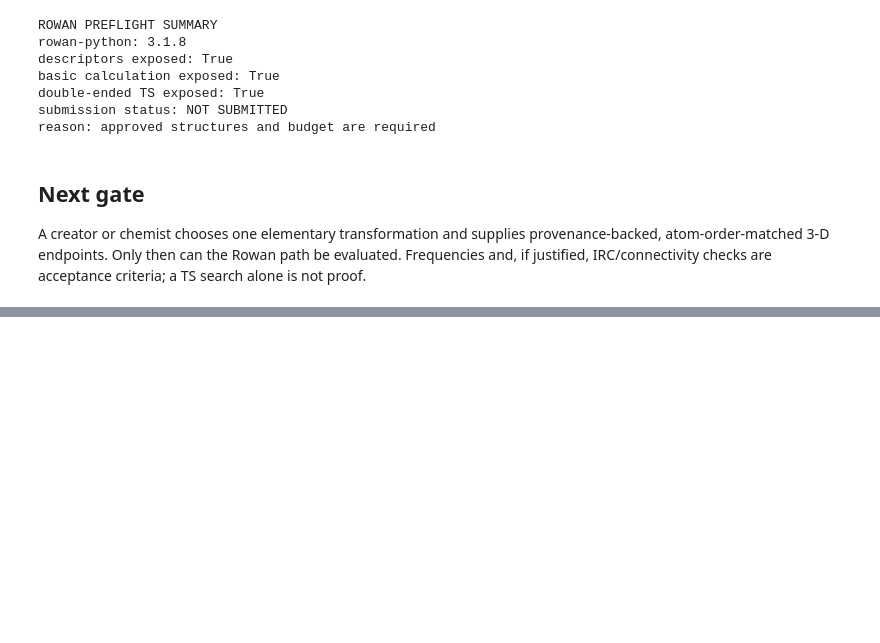
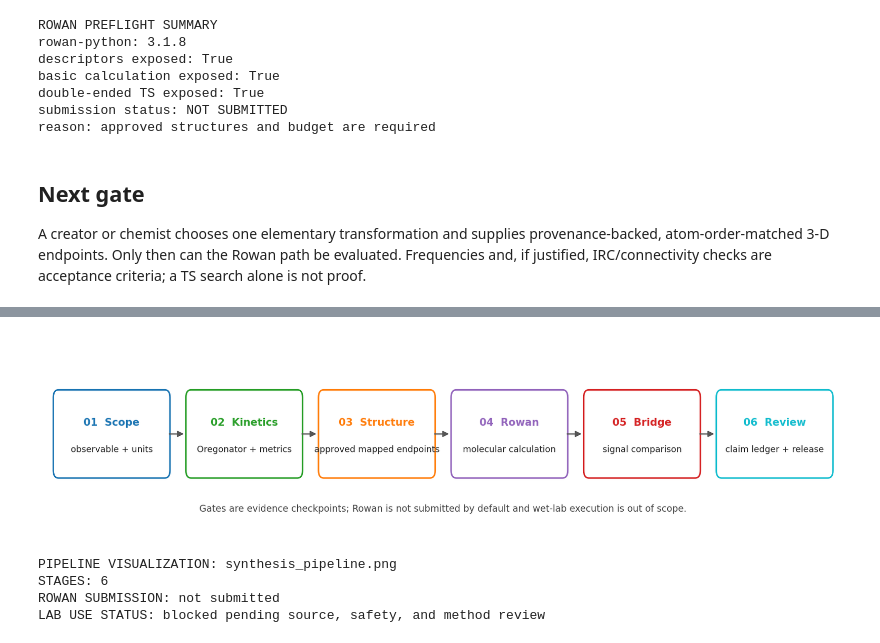
Before and after one commit to vicena-labs/nilered-bz-reaction-twin, a Jupyter notebook: notebooks/nilered_synthesis_review.ipynb, the cells around one changed output, grey strips where cells are left out. Cells and saved outputs as stored; diff of their text form; code cells hidden in the pictures; blank space fills up the shorter version.

Commit message:
Add end-to-end protocol review and pipeline visualization

```diff
--- a/notebooks/nilered_synthesis_review.ipynb
+++ b/notebooks/nilered_synthesis_review.ipynb
@@ -90,0 +95,41 @@ A creator or chemist chooses one elementary transformation and supplies provenan
+# %%
+from pathlib import Path
+import matplotlib.pyplot as plt
+from matplotlib.patches import FancyBboxPatch, FancyArrowPatch
+
+OUTPUTS = Path("../outputs")
+OUTPUTS.mkdir(parents=True, exist_ok=True)
+
+stages = [
+    ("01  Scope", "observable + units", "#1f77b4"),
+    ("02  Kinetics", "Oregonator + metrics", "#2ca02c"),
+    ("03  Structure", "approved mapped endpoints", "#ff7f0e"),
+    ("04  Rowan", "molecular calculation", "#9467bd"),
+    ("05  Bridge", "signal comparison", "#d62728"),
+    ("06  Review", "claim ledger + release", "#17becf"),
+]
+fig, ax = plt.subplots(figsize=(14, 3.4), dpi=150)
+ax.set_xlim(0, 6)
+ax.set_ylim(0, 1)
+ax.axis("off")
+for i, (title, detail, color) in enumerate(stages):
+    x = i + 0.08
+    patch = FancyBboxPatch((x, 0.30), 0.84, 0.42, boxstyle="round,pad=0.02,rounding_size=0.04", linewidth=1.5, edgecolor=color, facecolor="#ffffff")
+    ax.add_patch(patch)
+    ax.text(x + 0.42, 0.57, title, ha="center", va="center", fontsize=10, fontweight="bold", color=color)
+    ax.text(x + 0.42, 0.43, detail, ha="center", va="center", fontsize=8.5, color="#222222")
+    if i < len(stages) - 1:
+        ax.add_patch(FancyArrowPatch((x + 0.84, 0.51), (x + 0.98, 0.51), arrowstyle="-|>", mutation_scale=12, linewidth=1.2, color="#555555"))
+ax.text(3.0, 0.12, "Gates are evidence checkpoints; Rowan is not submitted by default and wet-lab execution is out of scope.", ha="center", va="center", fontsize=9, color="#444444")
+fig.savefig(OUTPUTS / "synthesis_pipeline.png", bbox_inches="tight")
+plt.show()
+print("PIPELINE VISUALIZATION: synthesis_pipeline.png")
+print("STAGES:", len(stages))
+print("ROWAN SUBMISSION: not submitted")
+print("LAB USE STATUS: blocked pending source, safety, and method review")
+# %% [output]
+[figure, added]
+PIPELINE VISUALIZATION: synthesis_pipeline.png
+STAGES: 6
+ROWAN SUBMISSION: not submitted
+LAB USE STATUS: blocked pending source, safety, and method review
```
Also changed, not shown: parts of 1 cell of this notebook, 6 other files.
